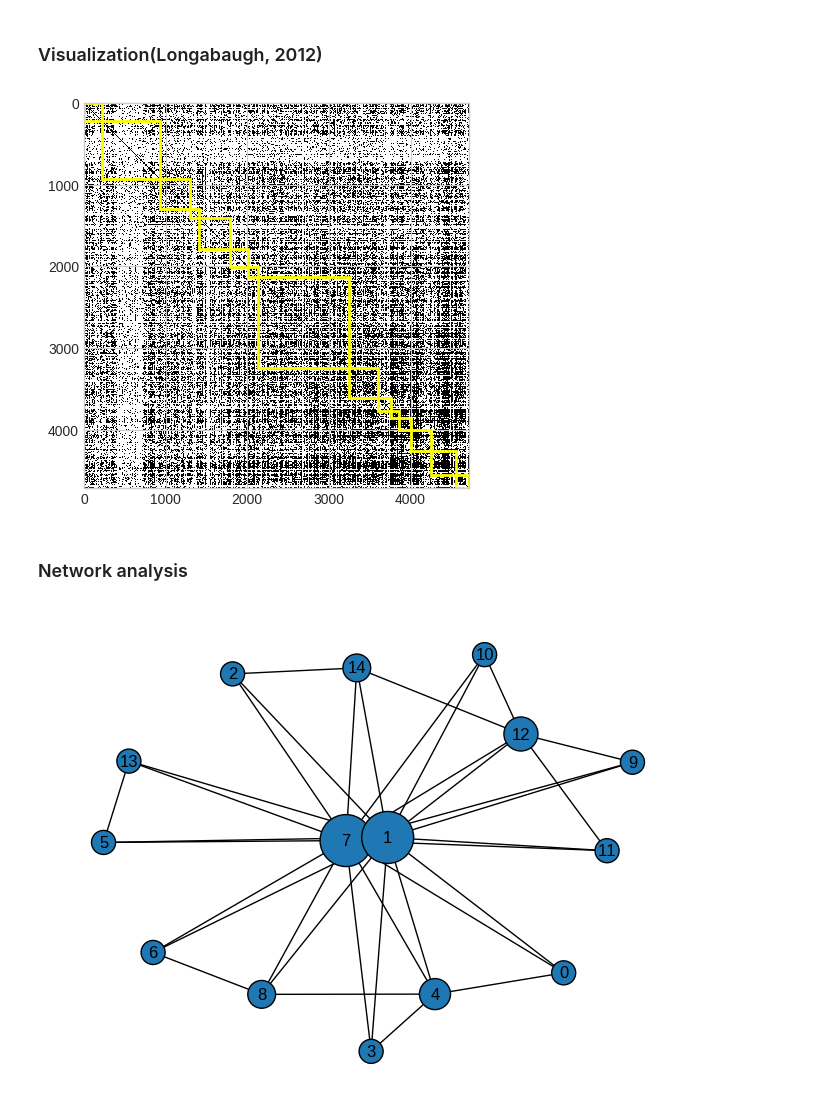
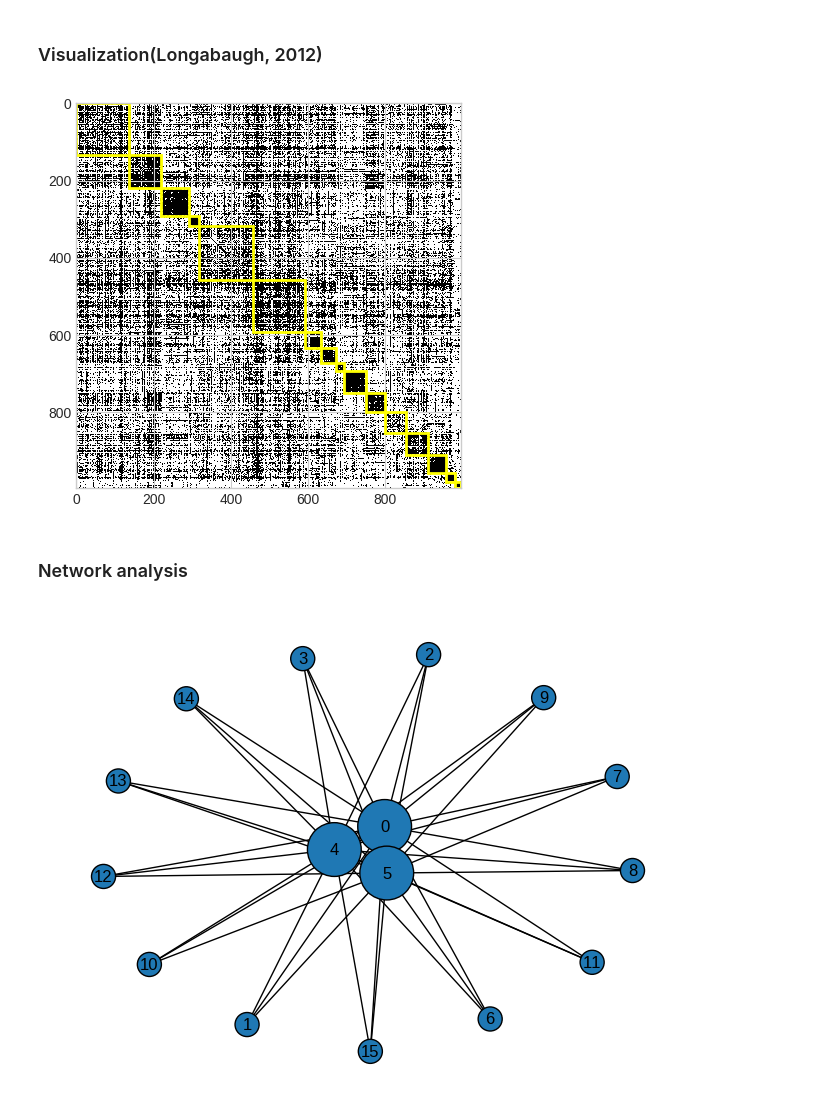
Before and after one commit to Geunhyeong-Han/shs-literature-text-mining, a Jupyter notebook: main.ipynb, the cells around one changed output. Cells and saved outputs as stored; diff of their text form; code cells hidden in the pictures.

```diff
--- a/main.ipynb
+++ b/main.ipynb
@@ -682,12 +681,13 @@ for metric in metrics:
 
     if metric == 'cosine':
         affinity = 'precomputed'
-        sim_matrix = cosine_similarity(tfidf_matrix_svd)
+        sim_matrix = cosine_similarity(tfidf_matrix)
 
     elif metric == 'euclidean':
-        affinity = 'precomputed'
-        distance_matrix = 1/(1+euclidean_distances(tfidf_matrix_svd)**2)
-        sim_matrix = distance_matrix
+        distance_matrix = euclidean_distances(tfidf_matrix)
+        sigma = np.mean(distance_matrix)
+        sim_matrix = np.exp(-distance_matrix ** 2 / (2. * sigma ** 2))
+
 
     for n_clusters in cluster_range:
         silhouette_avg_list = []
@@ -701,10 +701,20 @@ for metric in metrics:
 
         results[metric].append(np.mean(silhouette_avg_list))
 
+plt.style.use('seaborn-whitegrid')
+plt.figure(figsize=(10,6))
+
+plt.gca().spines['right'].set_visible(False)
+plt.gca().spines['top'].set_visible(False)
+plt.gca().spines['left'].set_visible(False)
+
+plt.gca().set_facecolor('lightgray')
+plt.grid(color='white', linestyle='-', linewidth=1)
+
 for metric in metrics:
 
     if metric == 'cosine':
-        color = 'b'
+        color = 'g'
     elif metric == 'euclidean':
         color = 'y'
 
@@ -732,9 +732,19 @@ KeyboardInterrupt: ignored
 # %% [markdown]
 ### Simple analysis (F-values, chi_squared)
 # %%
-n_clusters = 15
+n_clusters = 16
 
-clustering = SpectralClustering(n_clusters=n_clusters, assign_labels = 'discretize').fit(tfidf_matrix)
+vectorizer = TfidfVectorizer(vocabulary=select_keywords_list)
+tfidf_matrix = vectorizer.fit_transform(df['corpus'])
+
+# svd = TruncatedSVD(n_components=n_components)
+# tfidf_matrix_svd = svd.fit_transform(tfidf_matrix)
+
+affinity = 'precomputed'
+sim_matrix = cosine_similarity(tfidf_matrix)
+
+clustering = SpectralClustering(n_clusters=n_clusters, affinity = affinity).fit(sim_matrix)
+
 labels = clustering.labels_
 
 kbest_chi2 = SelectKBest(score_func=chi2, k=100)
@@ -821,35 +884,35 @@ def draw_adjacency_matrix(G, node_order=None, partitions=[], colors=[]):
     adjacency_matrix = nx.to_numpy_array(G, dtype=np.bool, nodelist=node_order)
 
     #Plot adjacency matrix in toned-down black and white
     fig = pyplot.figure(figsize=(5, 5)) # in inches
     pyplot.imshow(adjacency_matrix,
                   cmap="Greys",
                   interpolation="none")
 
     # The rest is just if you have sorted nodes by a partition and want to
     # highlight the module boundaries
     assert len(partitions) == len(colors)
     ax = pyplot.gca()
     current_idx = 0
     for partition, color in zip(partitions, colors):
         ax.add_patch(patches.Rectangle((current_idx, current_idx),
                                           len(partition), # Width
                                           len(partition), # Height
                                           facecolor="none",
                                           edgecolor=color,
                                           linewidth=2))
         current_idx += len(partition)
 
 G = nx.from_numpy_array(sorted_binary_adj_matrix)
 
 partitions = []
 for i in range(n_clusters):
-    partitions.append([idx for idx, cluster in enumerate(clustering) if cluster == i])
+    partitions.append([idx for idx, cluster in enumerate(labels) if cluster == i])
 
 colors = ['#FFFF00' for _ in range(n_clusters)]
 draw_adjacency_matrix(G, partitions=partitions, colors=colors)
 # %% [output]
-[figure, old version]
+[figure, new version]
 # %% [markdown]
 ### Network analysis
 # %%
@@ -881,4 +944,4 @@ node_colors = [colors[i] for i in range(n_clusters)]
 
 nx.draw(G, with_labels=True, node_size=sizes, edgecolors = 'black')
 # %% [output]
-[figure, old version]
+[figure, new version]
```
Also changed, not shown: parts of 9 cells of this notebook.
